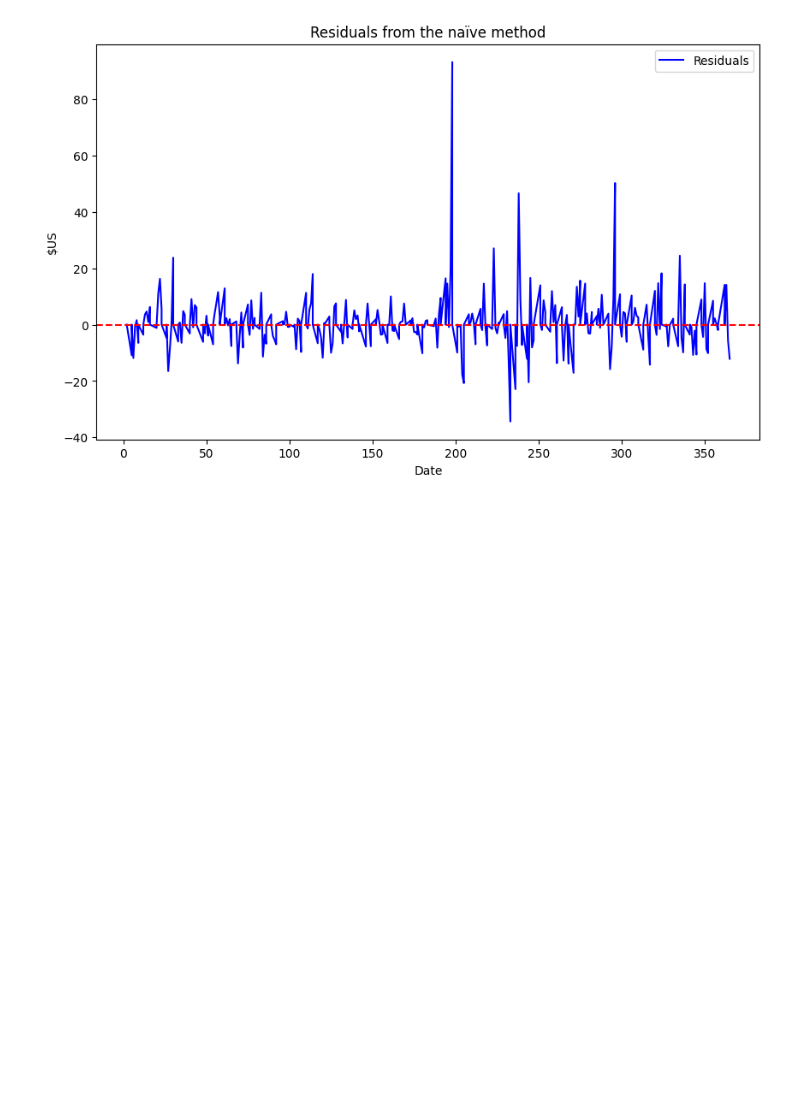
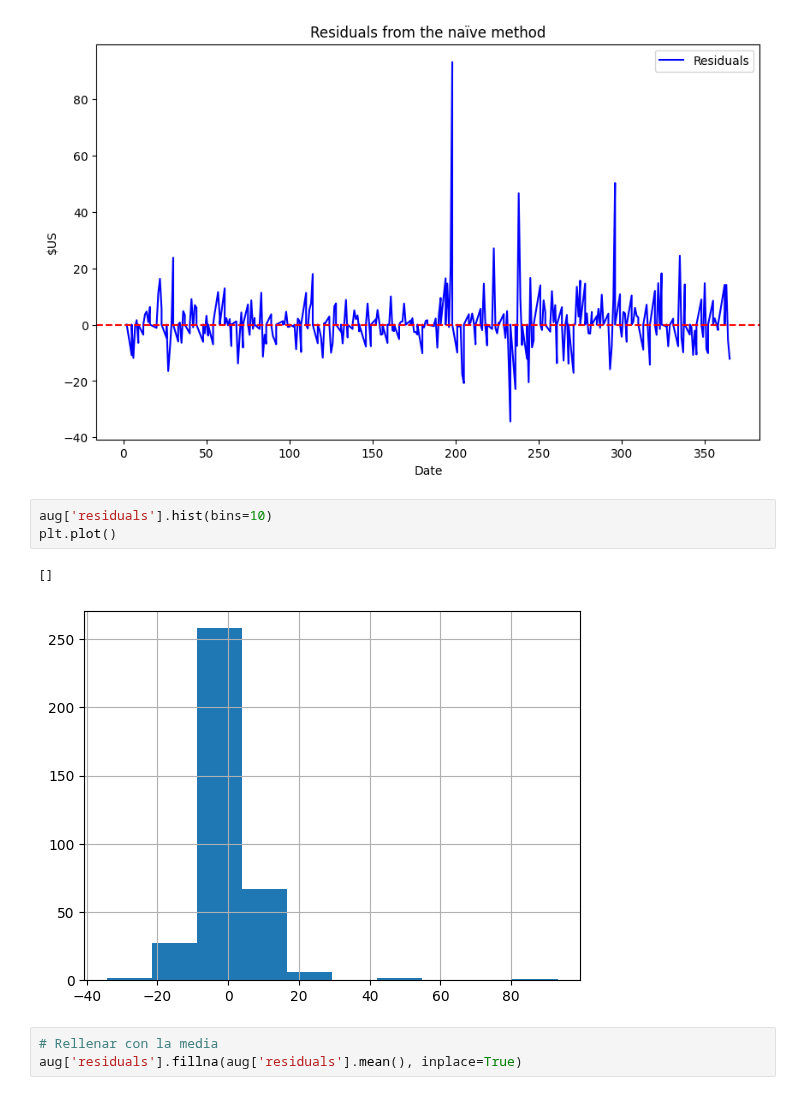
Before and after one commit to DavidGuzzi/TSA, a Jupyter notebook: Forecasting Principles and Practice 3rd/2/5.ipynb, the cells around one changed output. Saved outputs shown, nothing was run; the diff lists cells and outputs as text; blank space fills up the shorter version.

```diff
--- a/Forecasting Principles and Practice 3rd/2/5.ipynb
+++ b/Forecasting Principles and Practice 3rd/2/5.ipynb
@@ -407,3 +407,12 @@ plt.legend()
 plt.show()
 # %% [output]
 [figure]
+# %%
+aug['residuals'].hist(bins=10)
+plt.plot()
+# %% [output]
+[]
+[figure, added]
+# %%
+# Rellenar con la media
+aug['residuals'].fillna(aug['residuals'].mean(), inplace=True)
```
Also changed, not shown: parts of 2 cells of this notebook.
